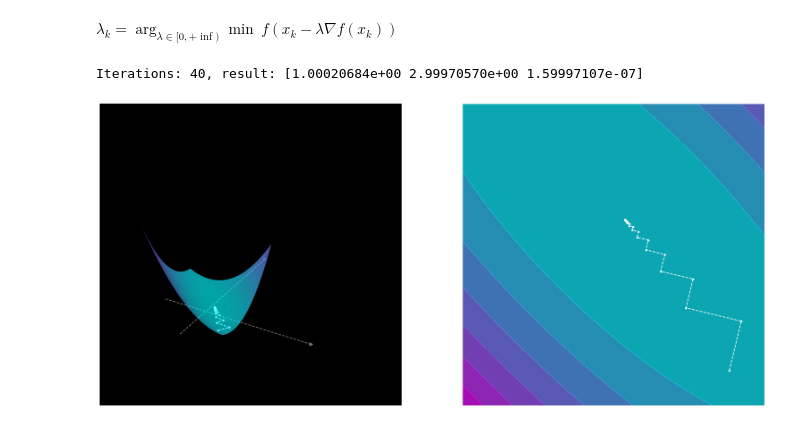
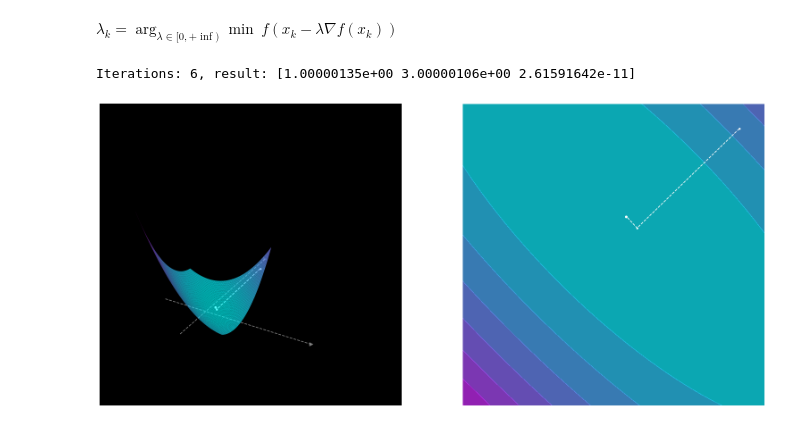
Before and after one commit to fadyat/ITMO-PROBLEMS, a Jupyter notebook: Applied-mathematics/IV semester/Solutions/lab2/solution.ipynb, the cells around one changed output. Drawn from its saved outputs; the diff is of its cells as text; code cells hidden in the pictures.

```diff
--- a/Applied-mathematics/IV semester/Solutions/lab2/solution.ipynb
+++ b/Applied-mathematics/IV semester/Solutions/lab2/solution.ipynb
@@ -184,7 +187,7 @@ def gradient_descent_opt1d(f, opt_method, x0, tolerance=1e-4, n_iter=100):
         xk = np.append(xk, np.array([xk1]), axis=0)
     return xk
 # %%
-gradient_descent_opt1d(f2, golden_section_search, np.array([10, -10], dtype=float))
+gradient_descent_opt1d(f2, golden_section_search, np.array([10, 10], dtype=float))
 # %% [output]
-Iterations: 40, result: [1.00020684e+00 2.99970570e+00 1.59997107e-07]
+Iterations: 6, result: [1.00000135e+00 3.00000106e+00 2.61591642e-11]
-[figure, old version]
+[figure, new version]
```
Also changed, not shown: parts of 12 cells of this notebook.
